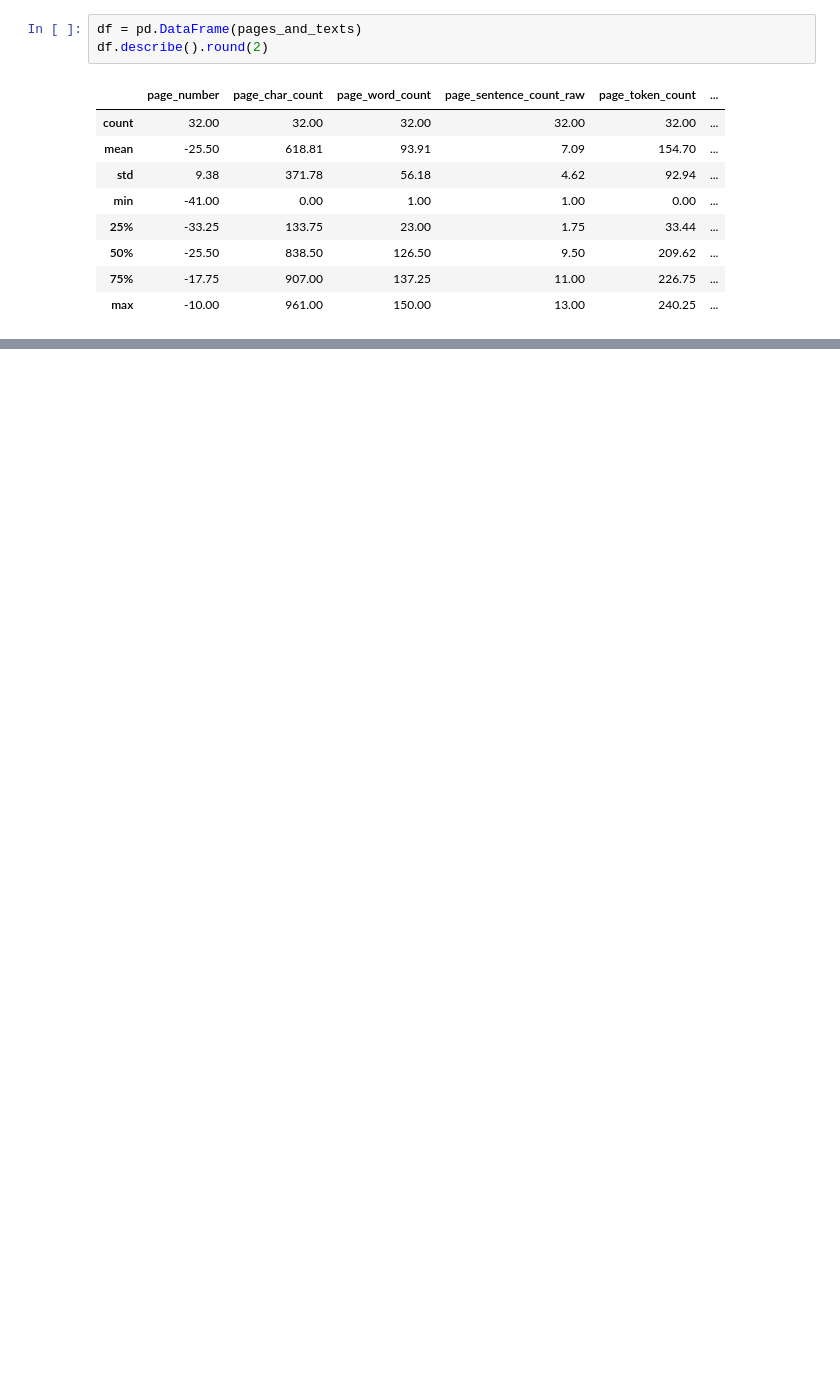
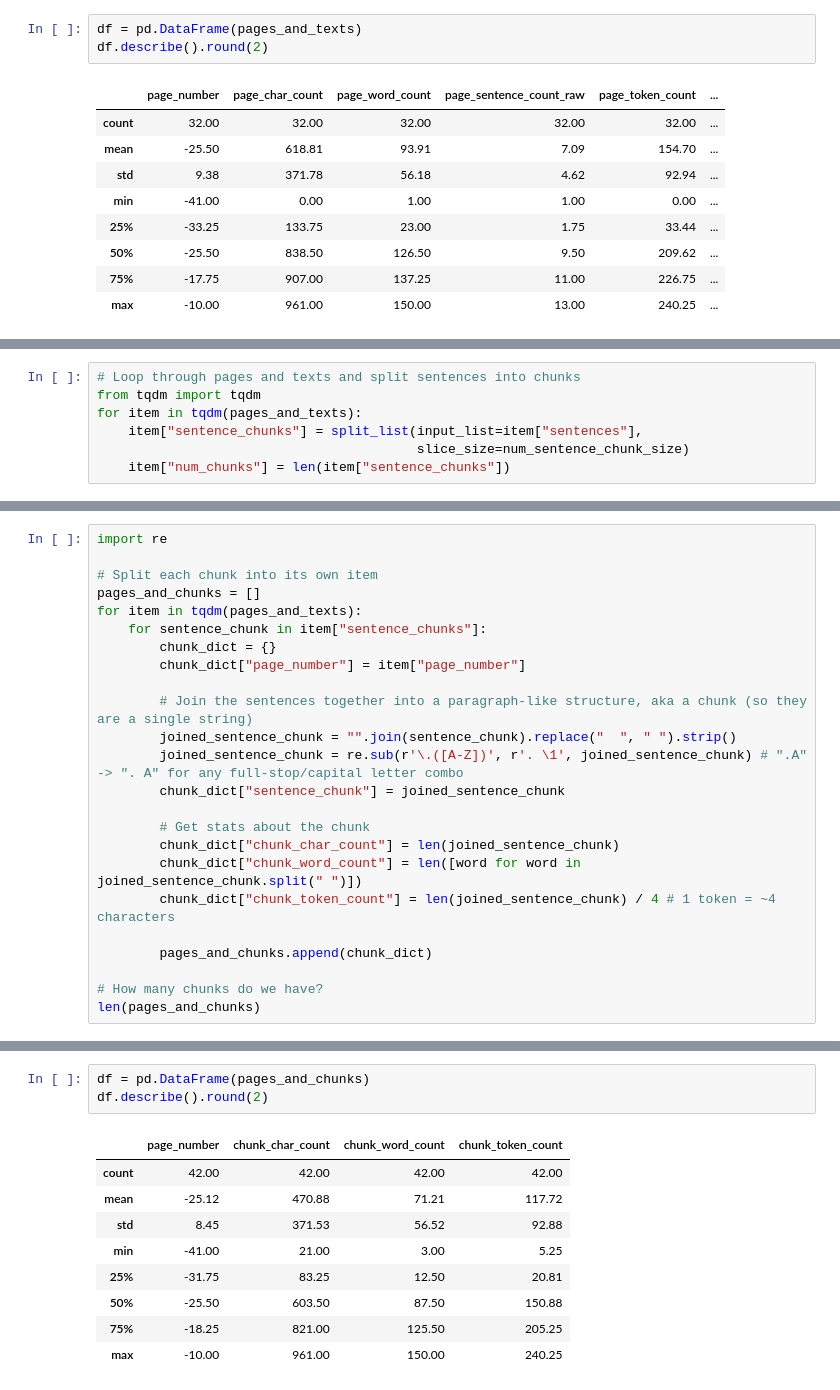
Before and after one commit to Gautam-2604/rag-from-scratch, a Jupyter notebook: index.ipynb, the cells around one changed output, grey strips where cells are left out. Saved outputs shown, nothing was run; the diff lists cells and outputs as text; blank space fills up the shorter version.

Commit message:
Chunking and embedding done

```diff
--- a/index.ipynb
+++ b/index.ipynb
@@ -183,0 +184,7 @@ df.describe().round(2)
+# %%
+# Loop through pages and texts and split sentences into chunks
+from tqdm import tqdm
+for item in tqdm(pages_and_texts):
+    item["sentence_chunks"] = split_list(input_list=item["sentences"],
+                                         slice_size=num_sentence_chunk_size)
+    item["num_chunks"] = len(item["sentence_chunks"])
@@ -183,0 +224,24 @@ df.describe().round(2)
+# %%
+import re
+
+# Split each chunk into its own item
+pages_and_chunks = []
+for item in tqdm(pages_and_texts):
+    for sentence_chunk in item["sentence_chunks"]:
+        chunk_dict = {}
+        chunk_dict["page_number"] = item["page_number"]
+
+        # Join the sentences together into a paragraph-like structure, aka a chunk (so they are a single string)
+        joined_sentence_chunk = "".join(sentence_chunk).replace("  ", " ").strip()
+        joined_sentence_chunk = re.sub(r'\.([A-Z])', r'. \1', joined_sentence_chunk) # ".A" -> ". A" for any full-stop/capital letter combo
+        chunk_dict["sentence_chunk"] = joined_sentence_chunk
+
+        # Get stats about the chunk
+        chunk_dict["chunk_char_count"] = len(joined_sentence_chunk)
+        chunk_dict["chunk_word_count"] = len([word for word in joined_sentence_chunk.split(" ")])
+        chunk_dict["chunk_token_count"] = len(joined_sentence_chunk) / 4 # 1 token = ~4 characters
+
+        pages_and_chunks.append(chunk_dict)
+
+# How many chunks do we have?
+len(pages_and_chunks)
@@ -183,0 +258,13 @@ df.describe().round(2)
+# %%
+df = pd.DataFrame(pages_and_chunks)
+df.describe().round(2)
+# %% [output]
+|  | page_number | chunk_char_count | chunk_word_count | chunk_token_count |
+| count | 42.00 | 42.00 | 42.00 | 42.00 |
+| mean | -25.12 | 470.88 | 71.21 | 117.72 |
+| std | 8.45 | 371.53 | 56.52 | 92.88 |
+| min | -41.00 | 21.00 | 3.00 | 5.25 |
+| 25% | -31.75 | 83.25 | 12.50 | 20.81 |
+| 50% | -25.50 | 603.50 | 87.50 | 150.88 |
+| 75% | -18.25 | 821.00 | 125.50 | 205.25 |
+| max | -10.00 | 961.00 | 150.00 | 240.25 |
```
Also changed, not shown: parts of 25 cells of this notebook, 2 other files.
